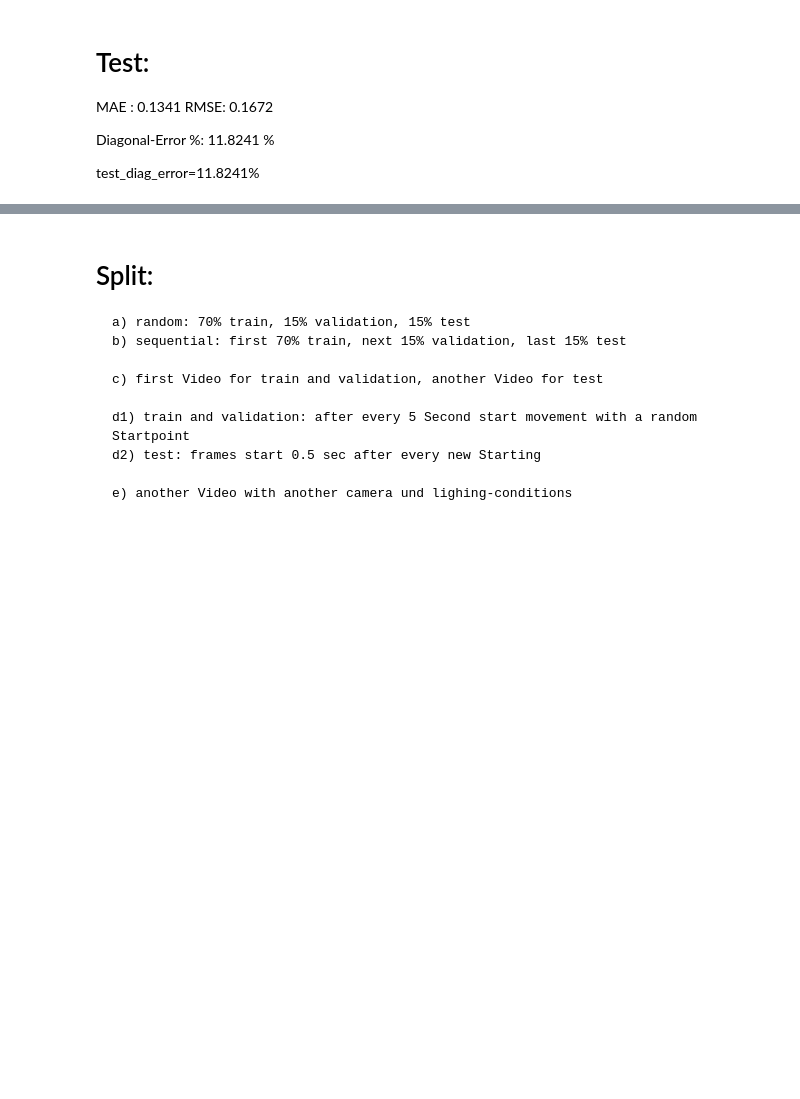
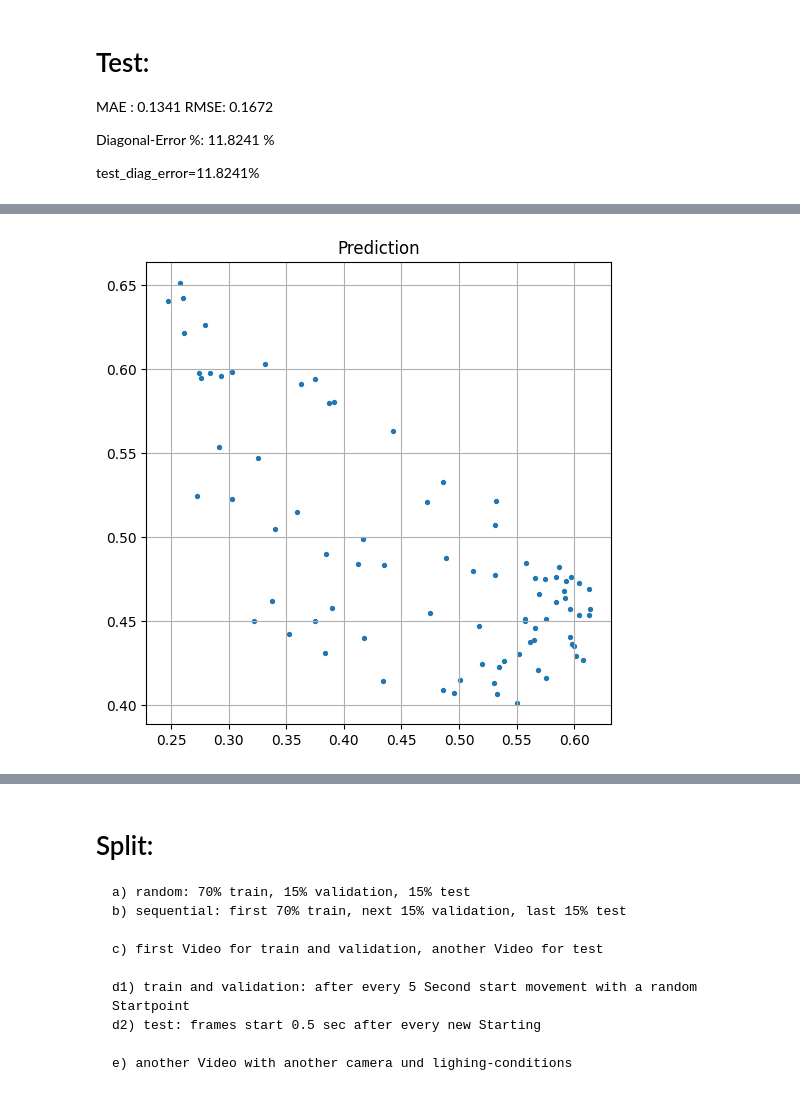
Before and after one commit to RafeiKAr/gaze-estimation, a Jupyter notebook: personal_code.ipynb, the cells around one changed output, grey strips where cells are left out. Drawn from its saved outputs; the diff is of its cells as text; code cells hidden in the pictures; blank space fills up the shorter version.

```diff
--- a/personal_code.ipynb
+++ b/personal_code.ipynb
@@ -1785,0 +2412,4 @@ test_diag_error=11.8241%
+# %%
+vis.plot_predictions(predictions)
+# %% [output]
+[figure, added]
```
Also changed, not shown: parts of 35 cells of this notebook, 31 other files.
